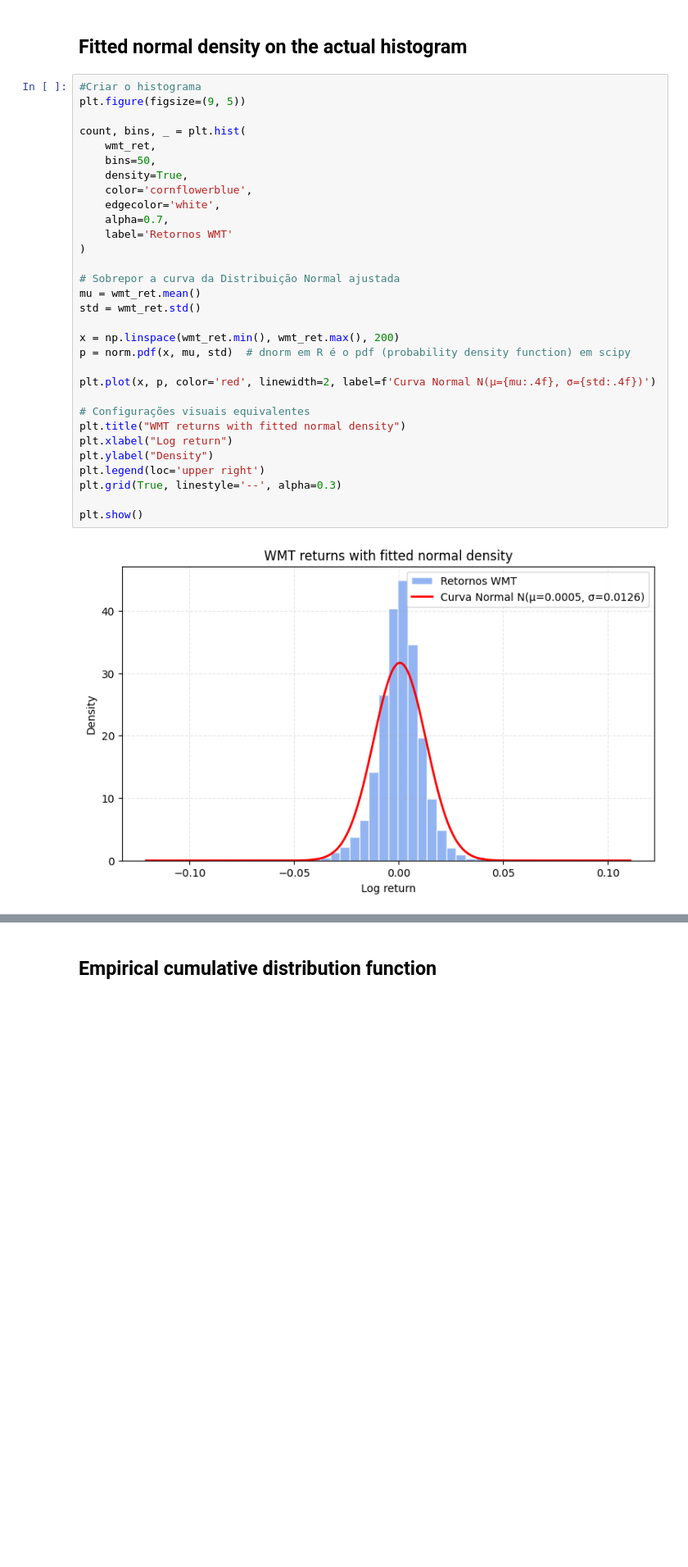
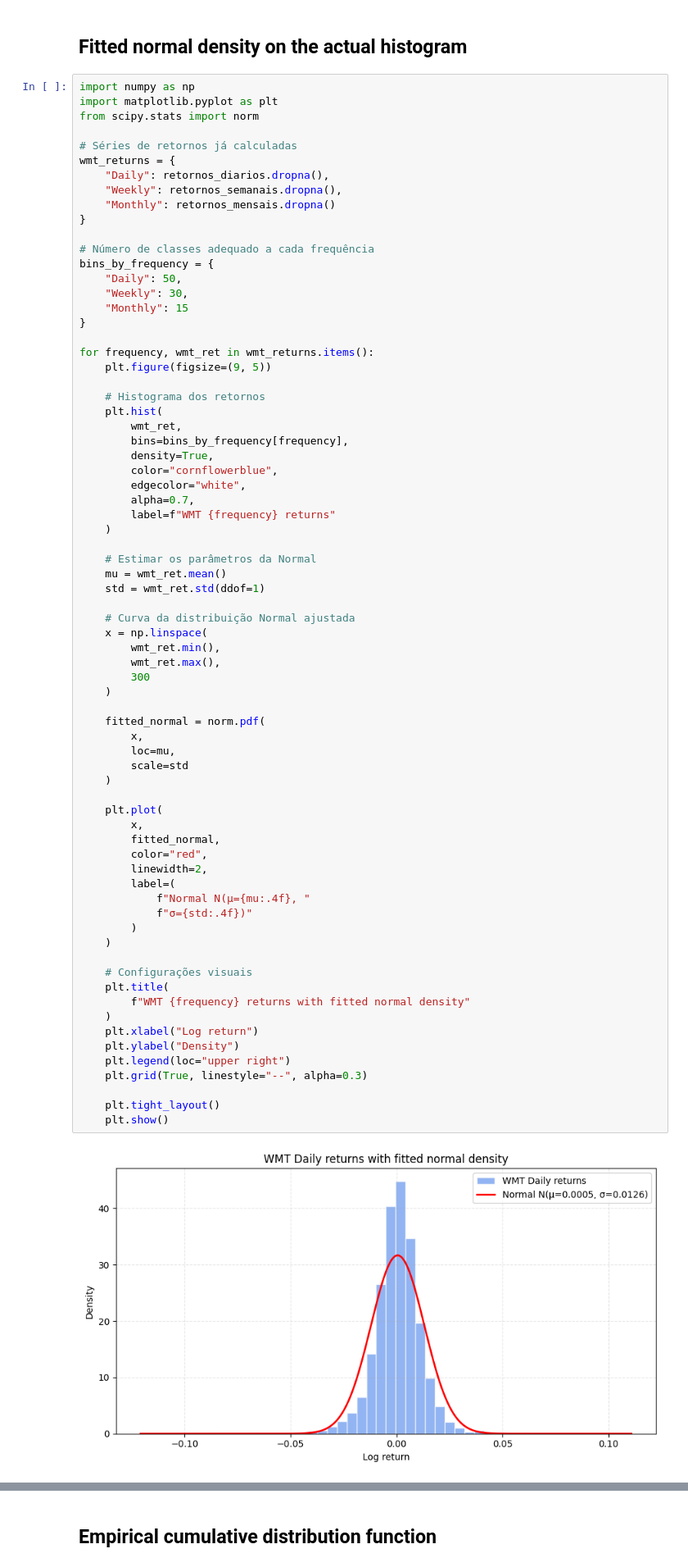
Before and after one commit to Troniospt/Projecto_Asset, a Jupyter notebook: notebooks/02_analise_walmart.ipynb, the cells around one changed output, grey strips where cells are left out. Shown at 82% size. Drawn from its saved outputs; the diff is of its cells as text; blank space fills up the shorter version.

Commit message:
day,week,month graphs update

```diff
--- a/notebooks/02_analise_walmart.ipynb
+++ b/notebooks/02_analise_walmart.ipynb
@@ -260,35 +260,76 @@ plt.show()
 # %% [markdown]
 ## Fitted normal density on the actual histogram
 # %%
-#Criar o histograma
-plt.figure(figsize=(9, 5))
+import numpy as np
+import matplotlib.pyplot as plt
+from scipy.stats import norm
 
-count, bins, _ = plt.hist(
-    wmt_ret,
-    bins=50,
-    density=True,
-    color='cornflowerblue',
-    edgecolor='white',
-    alpha=0.7,
-    label='Retornos WMT'
-)
+# Séries de retornos já calculadas
+wmt_returns = {
+    "Daily": retornos_diarios.dropna(),
+    "Weekly": retornos_semanais.dropna(),
+    "Monthly": retornos_mensais.dropna()
+}
 
-# Sobrepor a curva da Distribuição Normal ajustada
-mu = wmt_ret.mean()
-std = wmt_ret.std()
+# Número de classes adequado a cada frequência
+bins_by_frequency = {
+    "Daily": 50,
+    "Weekly": 30,
+    "Monthly": 15
+}
 
-x = np.linspace(wmt_ret.min(), wmt_ret.max(), 200)
-p = norm.pdf(x, mu, std)  # dnorm em R é o pdf (probability density function) em scipy
+for frequency, wmt_ret in wmt_returns.items():
+    plt.figure(figsize=(9, 5))
 
-plt.plot(x, p, color='red', linewidth=2, label=f'Curva Normal N(μ={mu:.4f}, σ={std:.4f})')
+    # Histograma dos retornos
+    plt.hist(
+        wmt_ret,
+        bins=bins_by_frequency[frequency],
+        density=True,
+        color="cornflowerblue",
+        edgecolor="white",
+        alpha=0.7,
+        label=f"WMT {frequency} returns"
+    )
 
-# Configurações visuais equivalentes
-plt.title("WMT returns with fitted normal density")
-plt.xlabel("Log return")
-plt.ylabel("Density")
-plt.legend(loc='upper right')
-plt.grid(True, linestyle='--', alpha=0.3)
+    # Estimar os parâmetros da Normal
+    mu = wmt_ret.mean()
+    std = wmt_ret.std(ddof=1)
 
-plt.show()
+    # Curva da distribuição Normal ajustada
+    x = np.linspace(
+        wmt_ret.min(),
+        wmt_ret.max(),
+        300
+    )
+
+    fitted_normal = norm.pdf(
+        x,
+        loc=mu,
+        scale=std
+    )
+
+    plt.plot(
+        x,
+        fitted_normal,
+        color="red",
+        linewidth=2,
+        label=(
+            f"Normal N(μ={mu:.4f}, "
+            f"σ={std:.4f})"
+        )
+    )
+
+    # Configurações visuais
+    plt.title(
+        f"WMT {frequency} returns with fitted normal density"
+    )
+    plt.xlabel("Log return")
+    plt.ylabel("Density")
+    plt.legend(loc="upper right")
+    plt.grid(True, linestyle="--", alpha=0.3)
+
+    plt.tight_layout()
+    plt.show()
 # %% [output]
-[figure, old version]
+[figure, new version]
```
Also changed, not shown: parts of 6 cells of this notebook, 1 other file.
